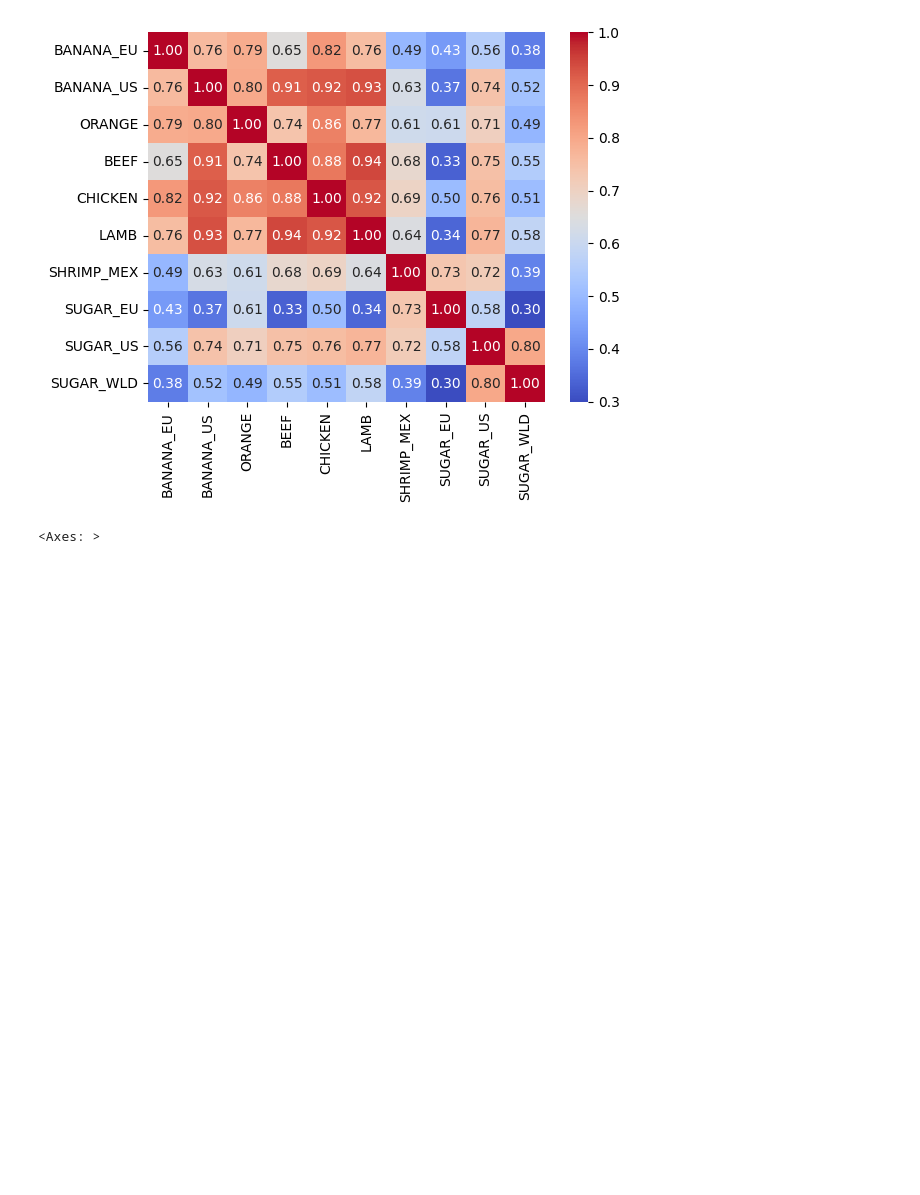
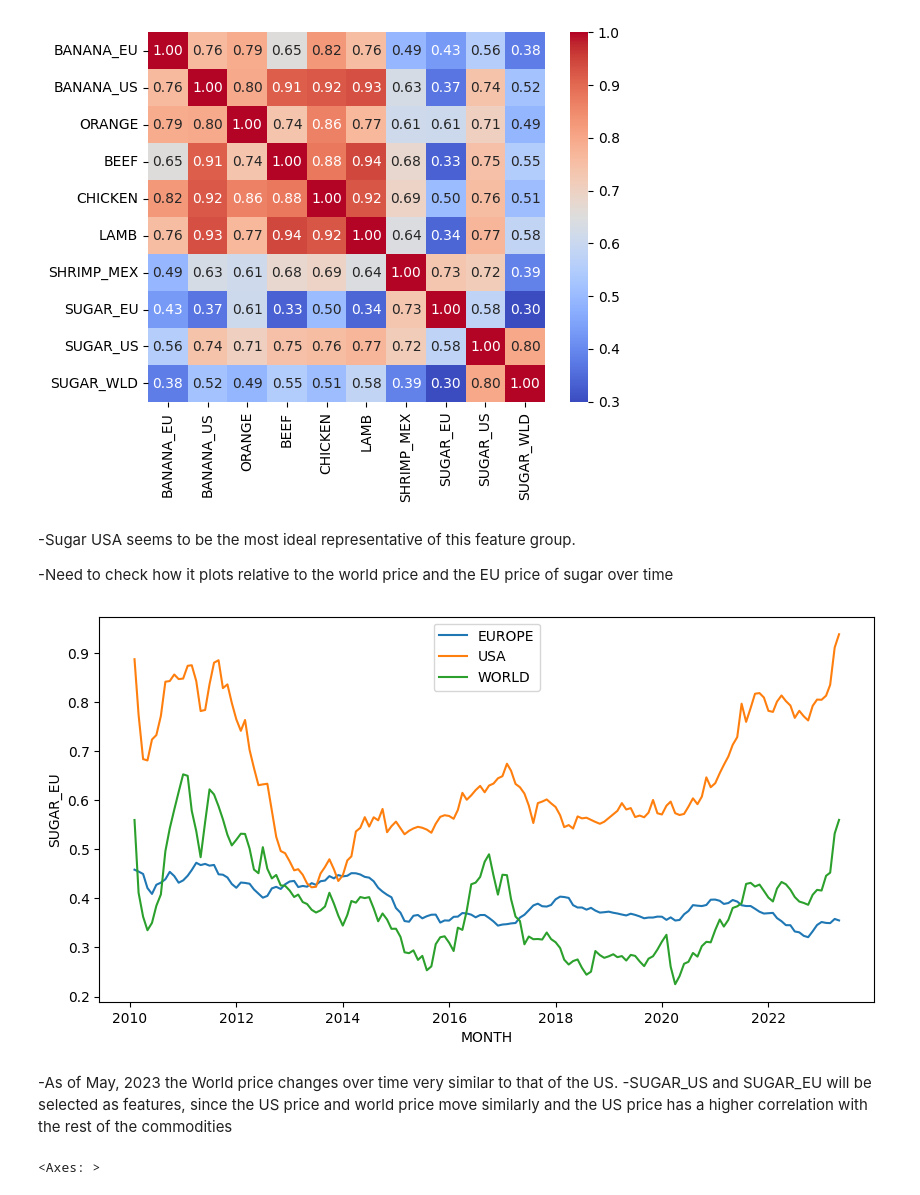
Before and after one commit to benbesthof/GoldenModel, a Jupyter notebook: COMSEDA.ipynb, the cells around one changed output. Drawn from its saved outputs; the diff is of its cells as text; code cells hidden in the pictures; blank space fills up the shorter version.

```diff
--- a/COMSEDA.ipynb
+++ b/COMSEDA.ipynb
@@ -317,6 +610,26 @@ sns.heatmap(fcorr, annot=True, cmap='coolwarm', fmt = '.2f')
 # %% [output]
 <Axes: >
 [figure]
+# %% [markdown]
+-Sugar USA seems to be the most ideal representative of this feature group.
+
+-Need to check how it plots relative to the world price and the EU price of sugar over time
+# %%
+plt.figure(figsize=(10,5))
+limited_time = df[df['MONTH'] > '01-01-2000']
+df_sorted_sugareu = limited_time[limited_time['MONTH'] > '01-01-2010'].sort_values(by='SUGAR_EU')
+df_sorted_sugarus = limited_time[limited_time['MONTH'] > '01-01-2010'].sort_values(by='SUGAR_US')
+df_sorted_wld = limited_time[limited_time['MONTH'] > '01-01-2010'].sort_values(by='SUGAR_WLD')
+
+sns.lineplot(data = df_sorted_sugareu, x = 'MONTH', y = 'SUGAR_EU', label = 'EUROPE')
+sns.lineplot(data = df_sorted_sugarus, x = 'MONTH', y = 'SUGAR_US', label = 'USA')
+sns.lineplot(data = df_sorted_wld, x = 'MONTH', y = 'SUGAR_WLD', label = 'WORLD')
+plt.show()
+# %% [output]
+[figure, added]
+# %% [markdown]
+-As of May, 2023 the World price changes over time very similar to that of the US.
+-SUGAR_US and SUGAR_EU will be selected as features, since the US price and world price move similarly and the US price has a higher correlation with the rest of the commodities
 # %%
 sns.heatmap(icorr, annot=True, cmap='coolwarm', fmt = '.2f')
 # %% [output]
```
Also changed, not shown: parts of 49 cells of this notebook, 8 other files.
